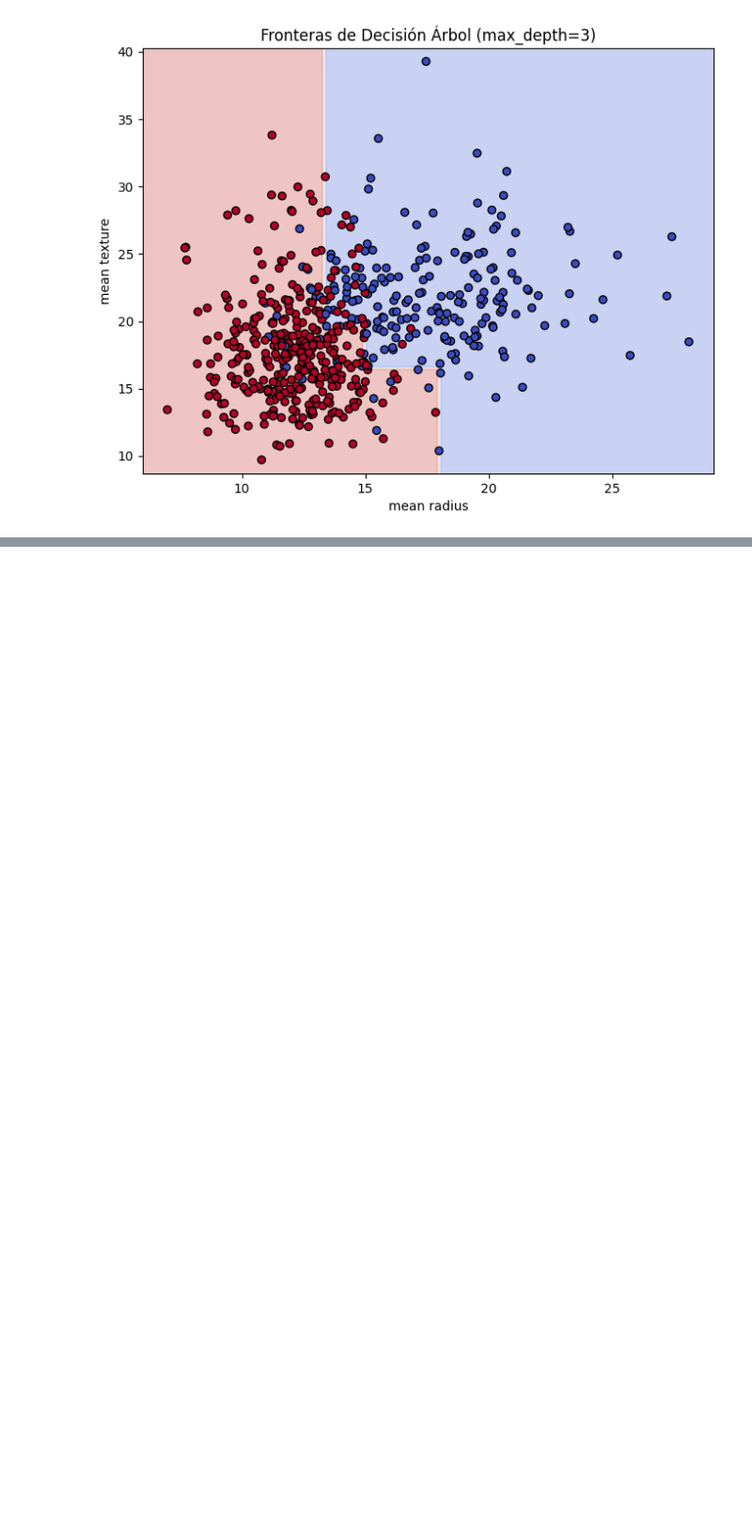
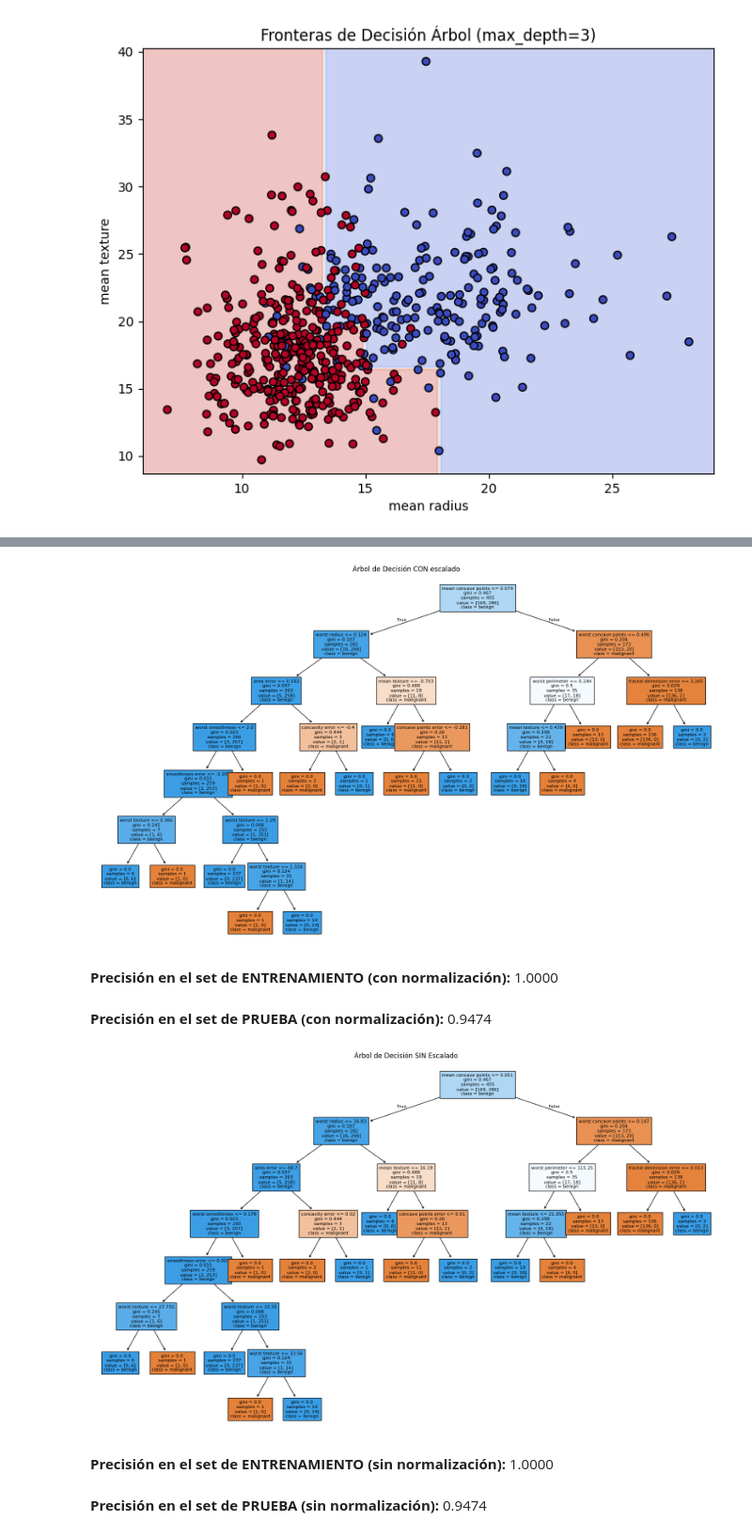
Before and after one commit to marcopadila/Aprendizaje1, a Jupyter notebook: clase05/notebook_05 - marco.ipynb, the cells around one changed output, grey strips where cells are left out. Shown at 94% size. Cells and saved outputs as stored; diff of their text form; code cells hidden in the pictures; blank space fills up the shorter version.

```diff
--- a/clase05/notebook_05 - marco.ipynb
+++ b/clase05/notebook_05 - marco.ipynb
@@ -679,0 +686,74 @@ X does not have valid feature names, but DecisionTreeClassifier was fitted with
+# %%
+from sklearn.preprocessing import StandardScaler
+
+# Cargamos el dataset. `as_frame=True` nos lo devuelve como un DataFrame de pandas.
+data = load_breast_cancer(as_frame=True)
+df_cancer = data.frame
+
+# Separamos las características (X) y la variable objetivo (y)
+X = df_cancer[data.feature_names]
+y = df_cancer['target']
+
+# Dividimos los datos: 80% para entrenamiento, 20% para prueba
+X_train, X_test, y_train, y_test = train_test_split(X, y, test_size=0.2, random_state=42)
+
+# Normalizamos las características
+scaler = StandardScaler()
+scaler = StandardScaler()
+X_train_scaled = scaler.fit_transform(X_train)
+X_test_scaled = scaler.transform(X_test)
+
+# Entrenamos el modelo con escalado
+tree_scaled = DecisionTreeClassifier(random_state=42)
+tree_scaled.fit(X_train_scaled, y_train)
+
+# Dibujamos el árbol con escalado
+plt.figure(figsize=(20, 12))
+plot_tree(tree_scaled,
+          feature_names=data.feature_names,
+          class_names=data.target_names,
+          filled=True,
+          fontsize=8)
+plt.title("Árbol de Decisión CON escalado")
+plt.show()
+
+# Evaluamos el rendimiento
+y_train_pred_scaled = tree_scaled.predict(X_train_scaled)
+y_test_pred_scaled = tree_scaled.predict(X_test_scaled)
+train_accuracy_scaled = accuracy_score(y_train, y_train_pred_scaled)
+test_accuracy_scaled = accuracy_score(y_test, y_test_pred_scaled)
+
+# Mostramos las precisiones del modelo con características normalizadas
+display(Markdown(f"**Precisión en el set de ENTRENAMIENTO (con normalización):** {train_accuracy_scaled:.4f}"))
+display(Markdown(f"**Precisión en el set de PRUEBA (con normalización):** {test_accuracy_scaled:.4f}"))
+
+# Entrenamos el modelo con las características sin escalar
+tree_no_scaled = DecisionTreeClassifier(random_state=42)
+tree_no_scaled.fit(X_train, y_train)
+
+# Dibujamos el árbol sin escalado
+plt.figure(figsize=(20, 12))
+plot_tree(tree_no_scaled,
+          feature_names=data.feature_names,
+          class_names=data.target_names,
+          filled=True,
+          fontsize=8)
+plt.title("Árbol de Decisión SIN Escalado")
+plt.show()
+
+# Evaluamos el rendimiento
+y_train_pred_no_scaled = tree_no_scaled.predict(X_train)
+y_test_pred_no_scaled = tree_no_scaled.predict(X_test)
+train_accuracy_no_scaled = accuracy_score(y_train, y_train_pred_no_scaled)
+test_accuracy_no_scaled = accuracy_score(y_test, y_test_pred_no_scaled)
+
+# Mostramos las precisiones del modelo sin normalización
+display(Markdown(f"**Precisión en el set de ENTRENAMIENTO (sin normalización):** {train_accuracy_no_scaled:.4f}"))
+display(Markdown(f"**Precisión en el set de PRUEBA (sin normalización):** {test_accuracy_no_scaled:.4f}"))
+# %% [output]
+[figure, added]
+**Precisión en el set de ENTRENAMIENTO (con normalización):** 1.0000
+**Precisión en el set de PRUEBA (con normalización):** 0.9474
+[figure, added]
+**Precisión en el set de ENTRENAMIENTO (sin normalización):** 1.0000
+**Precisión en el set de PRUEBA (sin normalización):** 0.9474
```
Also changed, not shown: parts of 9 cells of this notebook.
